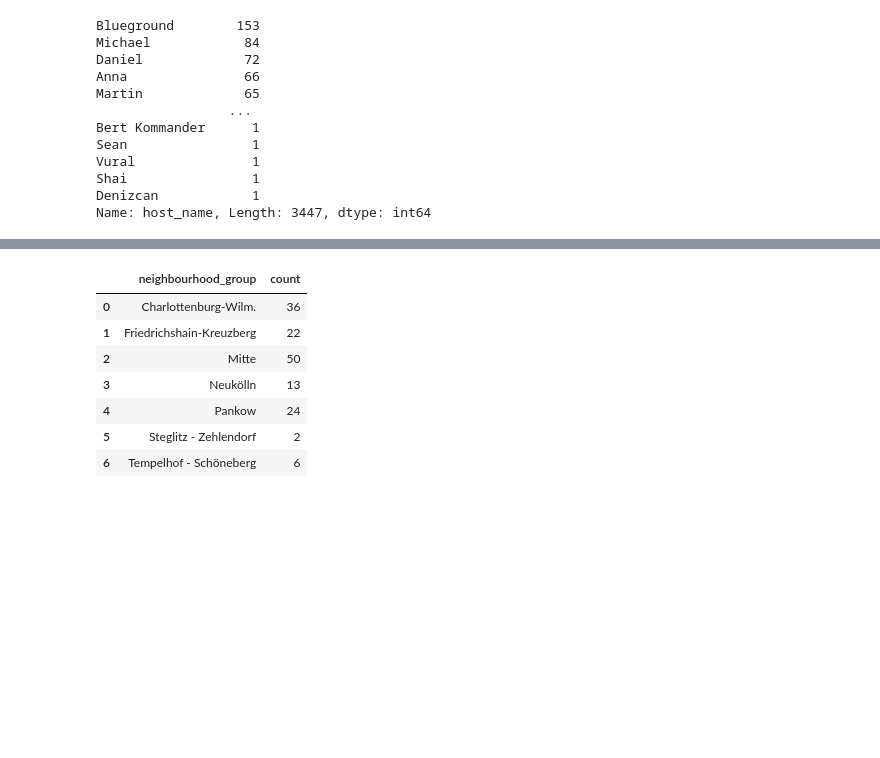
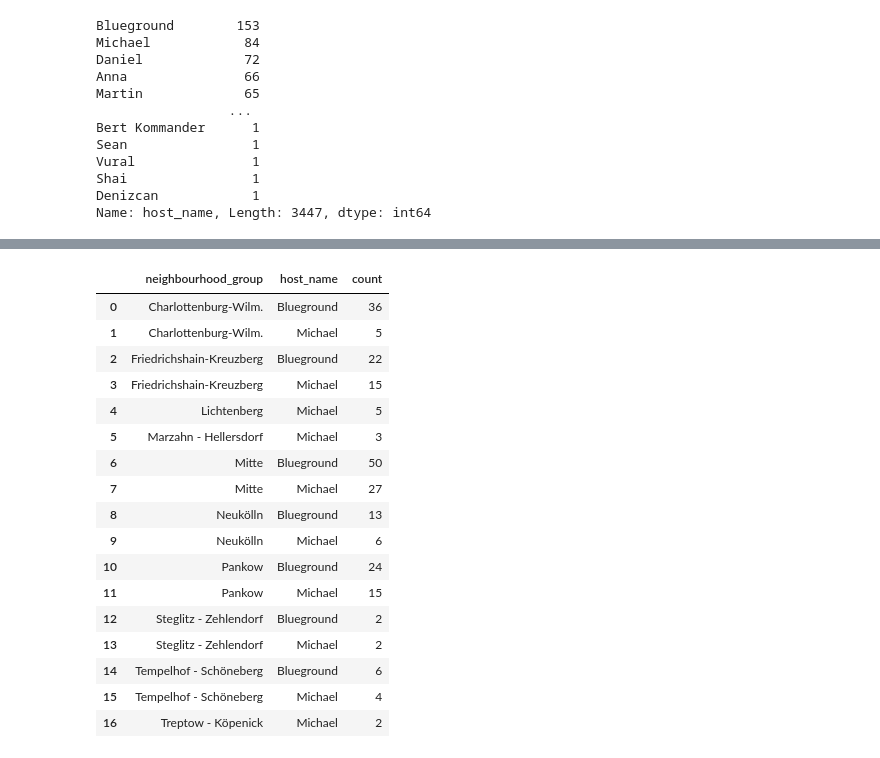
Before and after one commit to awildt01/Airbnb_Berlin-, a Jupyter notebook: Airbnb_(Berlin).ipynb, the cells around one changed output, grey strips where cells are left out. Drawn from its saved outputs; the diff is of its cells as text; code cells hidden in the pictures; blank space fills up the shorter version.

```diff
--- a/Airbnb_(Berlin).ipynb
+++ b/Airbnb_(Berlin).ipynb
@@ -1222,0 +1377,6 @@ df_blue.head()
+# %%
+#df_Blueground = df_clean[(df_clean.host_name =='Blueground')]
+
+df_Blueground = df_clean[(df_clean.host_name == 'Blueground') | (df_clean.host_name == 'Michael')]
+
+df_Blueground.head(2)
@@ -1248,15 +1425,25 @@ abc
 # %%
-ab = df_blue.groupby(['neighbourhood_group'])["id"].count().reset_index(name="count")
+ab= df_Blueground.groupby(['neighbourhood_group','host_name'])["id"].count().reset_index(name="count")
 ab
 # %% [output]
-|  | neighbourhood_group | count |
-| 0 | Charlottenburg-Wilm. | 36 |
-| 1 | Friedrichshain-Kreuzberg | 22 |
-| 2 | Mitte | 50 |
-| 3 | Neukölln | 13 |
-| 4 | Pankow | 24 |
-| 5 | Steglitz - Zehlendorf | 2 |
-| 6 | Tempelhof - Schöneberg | 6 |
+|  | neighbourhood_group | host_name | count |
+| 0 | Charlottenburg-Wilm. | Blueground | 36 |
+| 1 | Charlottenburg-Wilm. | Michael | 5 |
+| 2 | Friedrichshain-Kreuzberg | Blueground | 22 |
+| 3 | Friedrichshain-Kreuzberg | Michael | 15 |
+| 4 | Lichtenberg | Michael | 5 |
+| 5 | Marzahn - Hellersdorf | Michael | 3 |
+| 6 | Mitte | Blueground | 50 |
+| 7 | Mitte | Michael | 27 |
+| 8 | Neukölln | Blueground | 13 |
+| 9 | Neukölln | Michael | 6 |
+| 10 | Pankow | Blueground | 24 |
+| 11 | Pankow | Michael | 15 |
+| 12 | Steglitz - Zehlendorf | Blueground | 2 |
+| 13 | Steglitz - Zehlendorf | Michael | 2 |
+| 14 | Tempelhof - Schöneberg | Blueground | 6 |
+| 15 | Tempelhof - Schöneberg | Michael | 4 |
+| 16 | Treptow - Köpenick | Michael | 2 |
 # %%
 w = pd.concat([abc,ab], axis=1,)
 # %%
```
Also changed, not shown: parts of 33 cells of this notebook.
